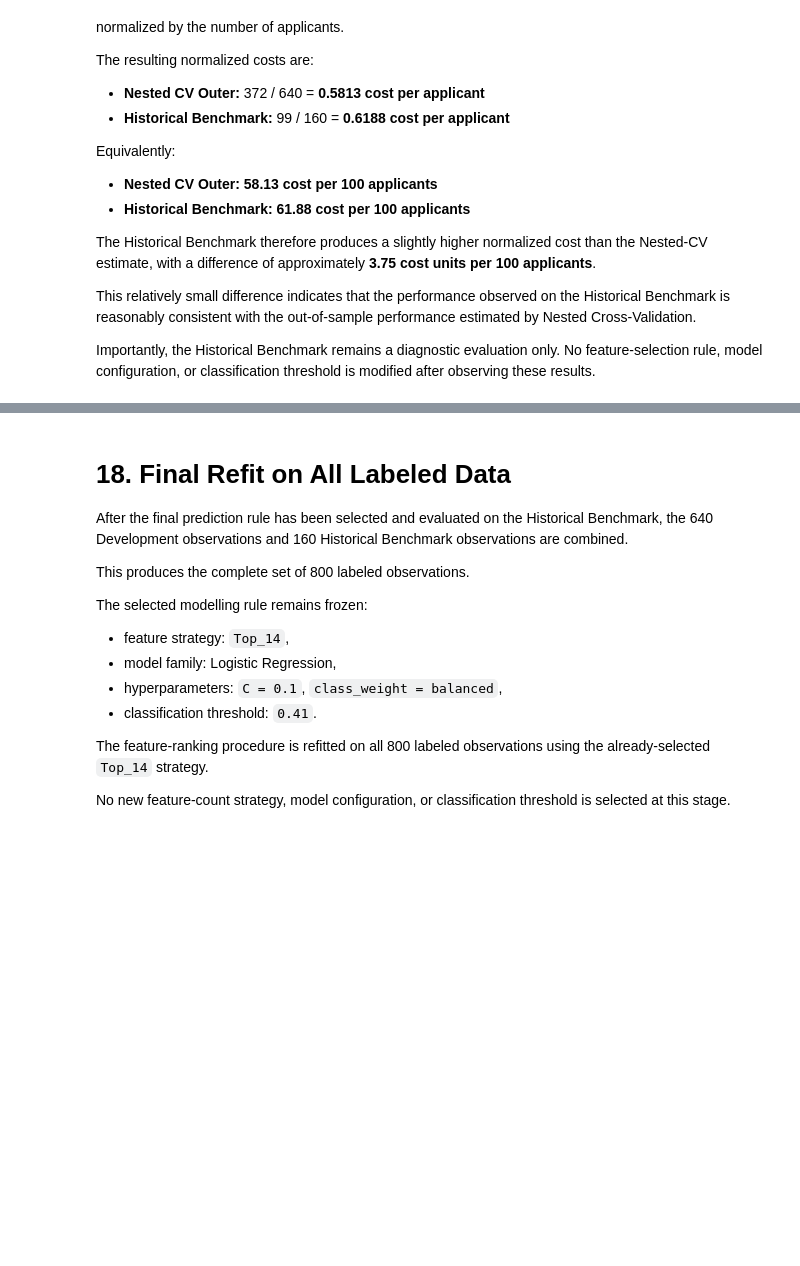
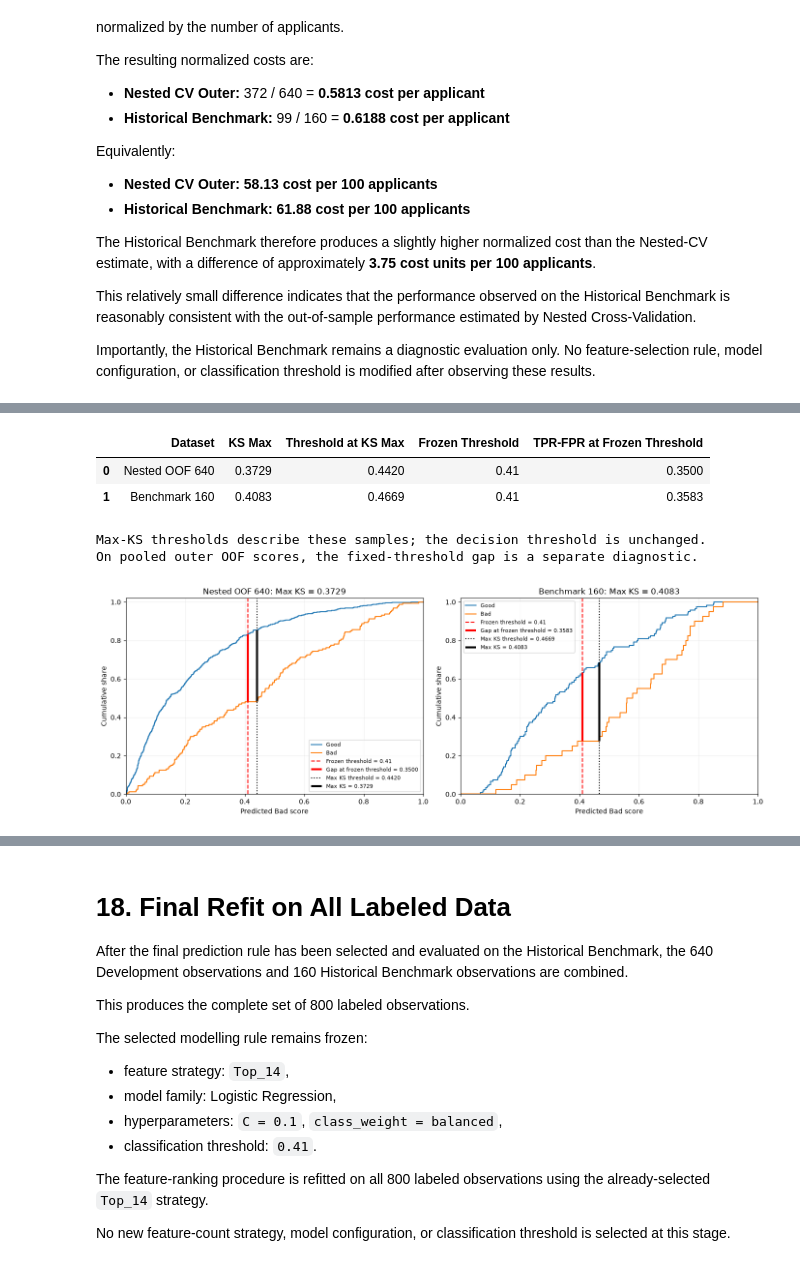
Before and after one commit to tnamgia76-debug/DS66B_group_5-German-Credit_Statistic, a Jupyter notebook: main_v2.ipynb, the cells around one changed output, grey strips where cells are left out. Saved outputs shown, nothing was run; the diff lists cells and outputs as text; code cells hidden in the pictures; blank space fills up the shorter version.

```diff
--- a/main_v2.ipynb
+++ b/main_v2.ipynb
@@ -4743,0 +4985,67 @@ Importantly, the Historical Benchmark remains a diagnostic evaluation only. No f
+# %%
+ks_rows = []
+fig, axes = plt.subplots(1, 2, figsize=(14, 5))
+fixed_threshold = float(final_threshold)
+
+for ax, (name, data) in zip(axes, validation_sets.items()):
+    actual = data["Actual"].to_numpy()
+    scores = data["P(Bad)"].to_numpy()
+    good_scores = np.sort(scores[actual == 0])
+    bad_scores = np.sort(scores[actual == 1])
+
+    fpr, tpr, thresholds = roc_curve(actual, scores, drop_intermediate=False)
+    finite = np.isfinite(thresholds)
+    gaps = (tpr - fpr)[finite]
+    thresholds = thresholds[finite]
+    best_index = np.argmax(np.abs(gaps))
+    best_threshold = thresholds[best_index]
+    ks_max = abs(gaps[best_index])
+
+    points = np.unique(np.r_[0, scores, fixed_threshold, best_threshold, 1])
+    good_cdf = np.searchsorted(good_scores, points, side="left") / len(good_scores)
+    bad_cdf = np.searchsorted(bad_scores, points, side="left") / len(bad_scores)
+    ax.step(points, good_cdf, where="pre", label="Good")
+    ax.step(points, bad_cdf, where="pre", label="Bad")
+
+    fixed_good = np.searchsorted(good_scores, fixed_threshold, side="left") / len(good_scores)
+    fixed_bad = np.searchsorted(bad_scores, fixed_threshold, side="left") / len(bad_scores)
+    fixed_gap = fixed_good - fixed_bad
+    best_good = np.searchsorted(good_scores, best_threshold, side="left") / len(good_scores)
+    best_bad = np.searchsorted(bad_scores, best_threshold, side="left") / len(bad_scores)
+
+    ax.axvline(fixed_threshold, color="red", linestyle="--",
+               label=f"Frozen threshold = {fixed_threshold:.2f}")
+    ax.vlines(fixed_threshold, fixed_bad, fixed_good, color="red", linewidth=3,
+              label=f"Gap at frozen threshold = {fixed_gap:.4f}")
+    ax.axvline(best_threshold, color="black", linestyle=":",
+               label=f"Max KS threshold = {best_threshold:.4f}")
+    ax.vlines(best_threshold, best_bad, best_good, color="black", linewidth=3,
+              label=f"Max KS = {ks_max:.4f}")
+    ax.set(title=f"{name}: Max KS = {ks_max:.4f}",
+           xlabel="Predicted Bad score", ylabel="Cumulative share",
+           xlim=(0, 1), ylim=(0, 1.02))
+    ax.legend(fontsize=8)
+    ax.grid(alpha=.2)
+
+    ks_rows.append({
+        "Dataset": name,
+        "KS Max": ks_max,
+        "Threshold at KS Max": best_threshold,
+        "Frozen Threshold": fixed_threshold,
+        "TPR-FPR at Frozen Threshold": fixed_gap
+    })
+
+ks_comparison = pd.DataFrame(ks_rows)
+display(ks_comparison.round(4))
+print("Max-KS thresholds describe these samples; the decision threshold is unchanged.")
+print("On pooled outer OOF scores, the fixed-threshold gap is a separate diagnostic.")
+plt.tight_layout()
+plt.savefig(VALIDATION_DIR / "ks_curves.png", dpi=150)
+plt.show()
+# %% [output]
+|  | Dataset | KS Max | Threshold at KS Max | Frozen Threshold | TPR-FPR at Frozen Threshold |
+| 0 | Nested OOF 640 | 0.3729 | 0.4420 | 0.41 | 0.3500 |
+| 1 | Benchmark 160 | 0.4083 | 0.4669 | 0.41 | 0.3583 |
+Max-KS thresholds describe these samples; the decision threshold is unchanged.
+On pooled outer OOF scores, the fixed-threshold gap is a separate diagnostic.
+[figure, added]
```
Also changed, not shown: parts of 15 cells of this notebook, 1 other file.
